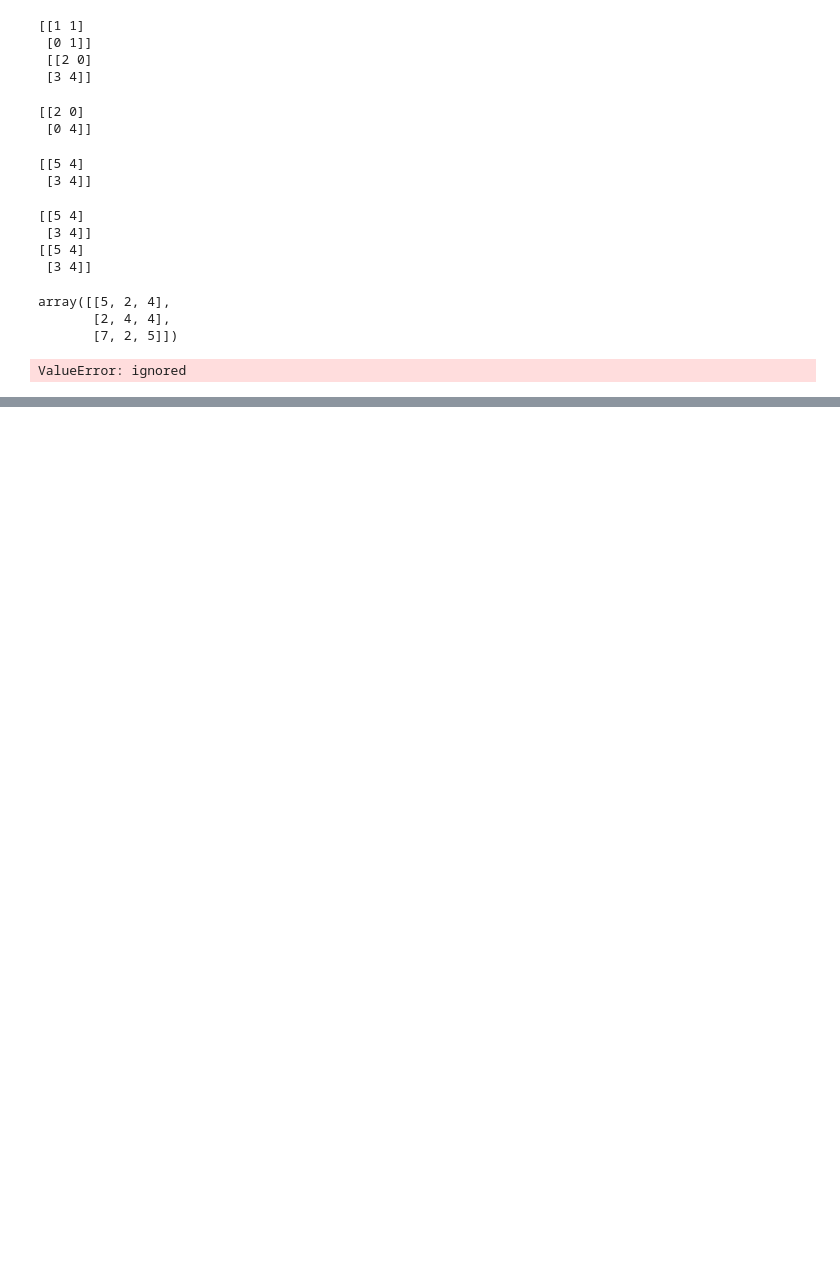
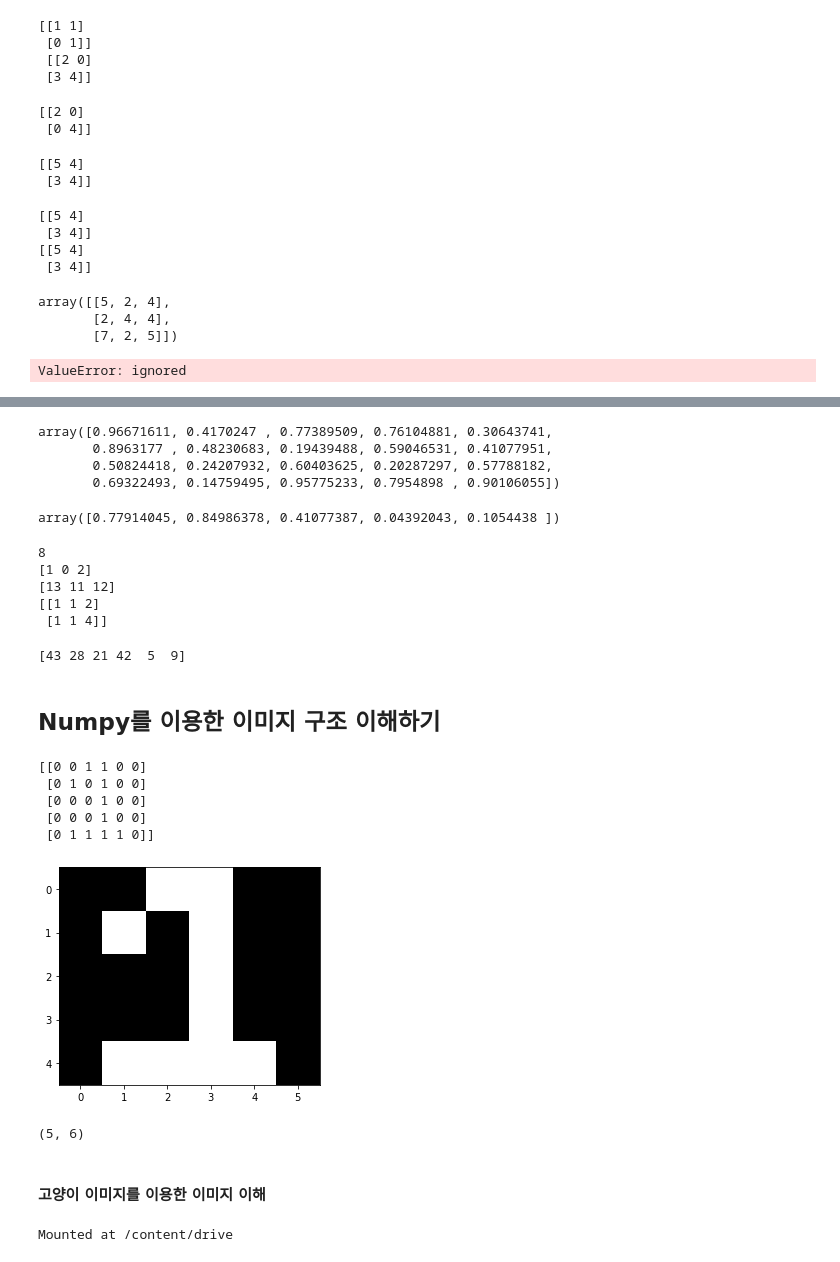
Before and after one commit to toughC/Python_Machine_Learning, a Jupyter notebook: 07_Numpy.ipynb, the cells around one changed output, grey strips where cells are left out. Saved outputs shown, nothing was run; the diff lists cells and outputs as text; code cells hidden in the pictures; blank space fills up the shorter version.

Commit message:
Numpy Day01

```diff
--- a/07_Numpy.ipynb
+++ b/07_Numpy.ipynb
@@ -314,0 +325,68 @@ ValueError: ignored
+# %%
+import numpy
+import random
+
+# 균등 분포에서 난수 생성
+numpy.random.uniform(size=20)
+# %% [output]
+array([0.96671611, 0.4170247 , 0.77389509, 0.76104881, 0.30643741,
+       0.8963177 , 0.48230683, 0.19439488, 0.59046531, 0.41077951,
+       0.50824418, 0.24207932, 0.60403625, 0.20287297, 0.57788182,
+       0.69322493, 0.14759495, 0.95775233, 0.7954898 , 0.90106055])
+# %%
+# [0, 1] 범위에서 균일한 분의 데이터 생성
+numpy.random.rand(5)
+# %% [output]
+array([0.77914045, 0.84986378, 0.41077387, 0.04392043, 0.1054438 ])
+# %%
+# 주어진 최소/최대값 범위에서 임의의 정수 발생
+print(numpy.random.randint(10)) # 0 ~ 9의 정수에서 1개의 정수 출력
+print(numpy.random.randint(10,size=3)) # 0 ~ 9의 정수에서 3개의 정수 출력
+print(numpy.random.randint(10,20,size=3)) # 10 ~ 19의 정수에서 3개의 정수 출력
+print(numpy.random.randint(1,5,size=(2,3))) # 1 ~ 4의 정수에서 2x3의 배열 정수 출력
+# %% [output]
+8
+[1 0 2]
+[13 11 12]
+[[1 1 2]
+ [1 1 4]]
+# %%
+print(numpy.random.randint(1,46, size=6))
+# %% [output]
+[43 28 21 42  5  9]
+# %% [markdown]
+## Numpy를 이용한 이미지 구조 이해하기
+# %%
+import numpy as np
+from PIL import Image
+import matplotlib.pyplot as plt
+
+imglst=[[0,0,1,1,0,0],
+        [0,1,0,1,0,0],
+        [0,0,0,1,0,0],
+        [0,0,0,1,0,0],
+        [0,1,1,1,1,0]]
+
+imgarr=np.array(imglst, np.uint8)
+print(imgarr)
+img=Image.fromarray(imgarr)
+plt.imshow(img, cmap='gray')
+plt.show()
+# %% [output]
+[[0 0 1 1 0 0]
+ [0 1 0 1 0 0]
+ [0 0 0 1 0 0]
+ [0 0 0 1 0 0]
+ [0 1 1 1 1 0]]
+[figure, added]
+# %%
+imgarr.shape   # 이미지 사이즈
+# %% [output]
+(5, 6)
+# %% [markdown]
+#### 고양이 이미지를 이용한 이미지 이해
+# %%
+from google.colab import drive
+drive.mount('/content/drive')
+# %% [output]
+Mounted at /content/drive
```
Also changed, not shown: parts of 8 cells of this notebook.
